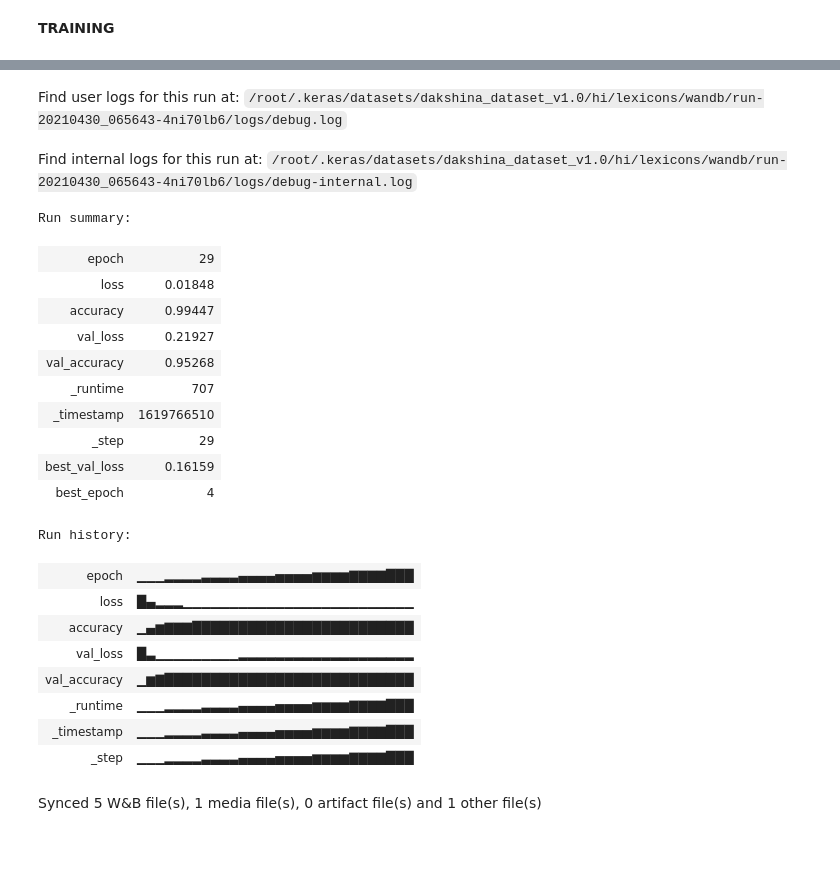
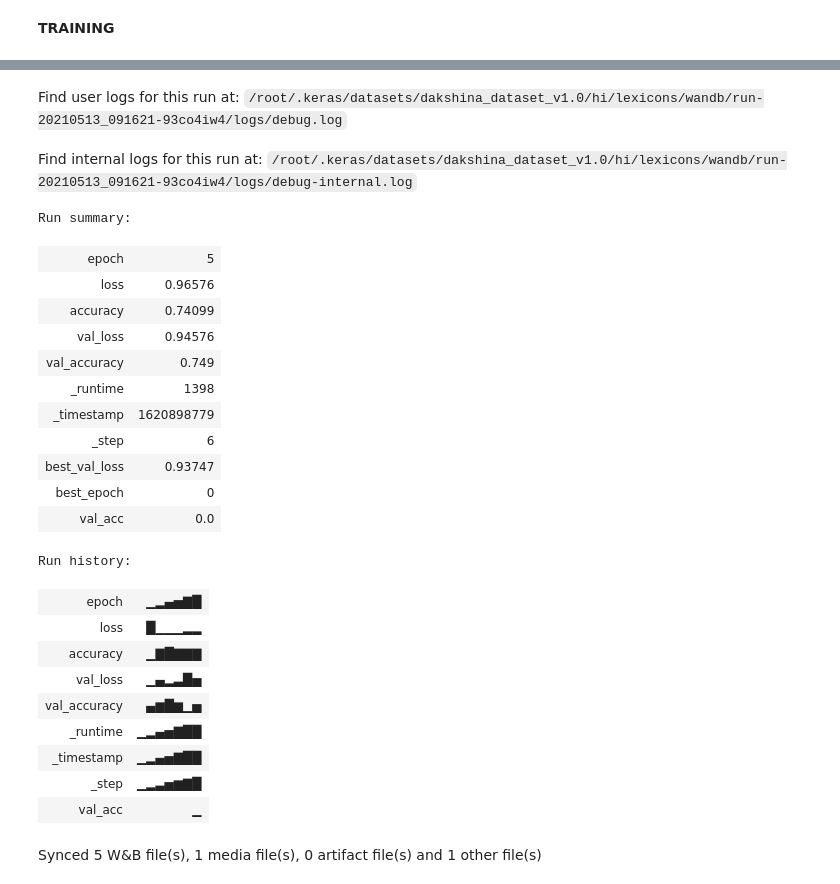
Before and after one commit to anshikag-2210/cs6910, a Jupyter notebook: Assignment_3/Problem_2/Problem_2.ipynb, the cells around one changed output, grey strips where cells are left out. Saved outputs shown, nothing was run; the diff lists cells and outputs as text; code cells hidden in the pictures; blank space fills up the shorter version.

```diff
--- a/Assignment_3/Problem_2/Problem_2.ipynb
+++ b/Assignment_3/Problem_2/Problem_2.ipynb
@@ -340,5 +526,0 @@ dropout=0.01#Dropout
-# %%
-(encoder_input_data,decoder_input_data,decoder_target_data)=data(train_data_path,input_token_index,target_token_index)
-
-
-(val_encoder_input_data,val_decoder_input_data,val_decoder_target_data)=data(validation_data_path ,input_token_index,target_token_index)
@@ -368,33 +534,24 @@ print(val_decoder_target_data.shape)
-# %%
-cell_type = ["lstm","rnn","gru"]
-batch_size = [16,32,64,128]  # Batch size for training.
-epochs = [10,20,30,50]  # Number of epochs to train for.
-hidden_layer_size= [128,256,512]  # Latent dimensionality of the encoding space.
-activation = "softmax"
-optimizer = "Adam"
-encoder_embed_size = [27,64] #Encoder embedsize
-decoder_embed_size = [27,64] #Decoder embedsize
-num_encoder_layers=[1,2,3,4]  # number of hidden layers in encoder
-num_decoder_layers=[1,2,3,4]    # number of hidden layers in decoder
-dropout=[0.00,0.01, 0.5,0.0001] #Dropout
 # %%
+optimizer = "Adam"
+activation = "softmax"
+
 sweep_config={
               "method":"random",
               'metric' : {
-                            'name' : 'val_accuracy',
+                            'name' : 'val_acc',
                             'goal' : 'maximize',
                          },
           "parameters" : {
-                            "cell_type":{"values":["lstm","rnn", "gru"]},
+                            "cell_type":{"values":["rnn","lstm","gru"]},
                             "batch_size":{"values": [32,64,128]},
-                            "epochs":{"values":[30,40,60]},
-                            "hidden_layer_size":{"values": [128,256,512]},
-                            "encoder_embed_size": {"values": [27,64] },
-                            "decoder_embed_size": {"values":[27,64]  },
+                            "epochs":{"values":[20,25,30,40,60]},
+                            "hidden_layer_size":{"values": [128,256,512,1024,2048]},
+                            "encoder_embed_size": {"values": [27, 64, 128, 512, 1024] },
+                            "decoder_embed_size": {"values":[27, 64, 128, 512, 1024]  },
                             "num_encoder_layers": {"values": [1,2,3,4]},
                             "num_decoder_layers":{"values":[1,2,3,4] },
                             "dropout": {"values":[0.00,0.1, 0.05,0.001]}
                          }
               }
-sweep_id = wandb.sweep(sweep_config, project="Transliterator")
+sweep_id = wandb.sweep(sweep_config, project="NMT")
 # %% [output]
@@ -428,7 +585,9 @@ def run():
       encoder_input_data, decoder_input_data,decoder_target_data,epochs,batch_size,
       val_encoder_input_data, val_decoder_input_data, val_decoder_target_data
       )
+  (reverse_input_char_index,reverse_target_char_index, encoder_model, decoder_model) = machine.sampling_inference(model, num_encoder_layers, num_decoder_layers)
+  val_acc = machine.calculate_accuracy(val_target_texts, val_encoder_input_data, reverse_target_char_index, encoder_model, decoder_model)
   return
 # %%
-wandb.agent(sweep_id, run)
+wandb.agent(sweep_id, run, count=500)
 # %% [output]
@@ -470,24 +626,26 @@ Waiting for W&B process to finish, PID 153
 Program ended successfully.
-Find user logs for this run at: /root/.keras/datasets/dakshina_dataset_v1.0/hi/lexicons/wandb/run-20210430_065643-4ni70lb6/logs/debug.log
+Find user logs for this run at: /root/.keras/datasets/dakshina_dataset_v1.0/hi/lexicons/wandb/run-20210513_091621-93co4iw4/logs/debug.log
-Find internal logs for this run at: /root/.keras/datasets/dakshina_dataset_v1.0/hi/lexicons/wandb/run-20210430_065643-4ni70lb6/logs/debug-internal.log
+Find internal logs for this run at: /root/.keras/datasets/dakshina_dataset_v1.0/hi/lexicons/wandb/run-20210513_091621-93co4iw4/logs/debug-internal.log
 Run summary:
-| epoch | 29 |
-| loss | 0.01848 |
-| accuracy | 0.99447 |
-| val_loss | 0.21927 |
-| val_accuracy | 0.95268 |
-| _runtime | 707 |
-| _timestamp | 1619766510 |
-| _step | 29 |
-| best_val_loss | 0.16159 |
-| best_epoch | 4 |
+| epoch | 5 |
+| loss | 0.96576 |
+| accuracy | 0.74099 |
+| val_loss | 0.94576 |
+| val_accuracy | 0.749 |
+| _runtime | 1398 |
+| _timestamp | 1620898779 |
+| _step | 6 |
+| best_val_loss | 0.93747 |
+| best_epoch | 0 |
+| val_acc | 0.0 |
 Run history:
-| epoch | ▁▁▁▂▂▂▂▃▃▃▃▄▄▄▄▅▅▅▅▆▆▆▆▇▇▇▇███ |
-| loss | █▄▂▂▂▁▁▁▁▁▁▁▁▁▁▁▁▁▁▁▁▁▁▁▁▁▁▁▁▁ |
-| accuracy | ▁▄▆▇▇▇████████████████████████ |
-| val_loss | █▃▁▁▁▁▁▁▁▁▁▂▂▂▂▂▂▂▂▂▂▂▂▂▂▂▂▂▂▂ |
-| val_accuracy | ▁▆▇███████████████████████████ |
-| _runtime | ▁▁▁▂▂▂▂▃▃▃▃▄▄▄▄▅▅▅▅▆▆▆▆▇▇▇▇███ |
-| _timestamp | ▁▁▁▂▂▂▂▃▃▃▃▄▄▄▄▅▅▅▅▆▆▆▆▇▇▇▇███ |
-| _step | ▁▁▁▂▂▂▂▃▃▃▃▄▄▄▄▅▅▅▅▆▆▆▆▇▇▇▇███ |
+| epoch | ▁▂▄▅▇█ |
+| loss | █▁▁▁▂▂ |
+| accuracy | ▁▇█▇▇▇ |
+| val_loss | ▁▄▂▃█▅ |
+| val_accuracy | ▄▆█▆▁▅ |
+| _runtime | ▁▂▄▅▇██ |
+| _timestamp | ▁▂▄▅▇██ |
+| _step | ▁▂▃▅▆▇█ |
+| val_acc | ▁ |
 Synced 5 W&B file(s), 1 media file(s), 0 artifact file(s) and 1 other file(s)
```
Also changed, not shown: parts of 16 cells of this notebook.
